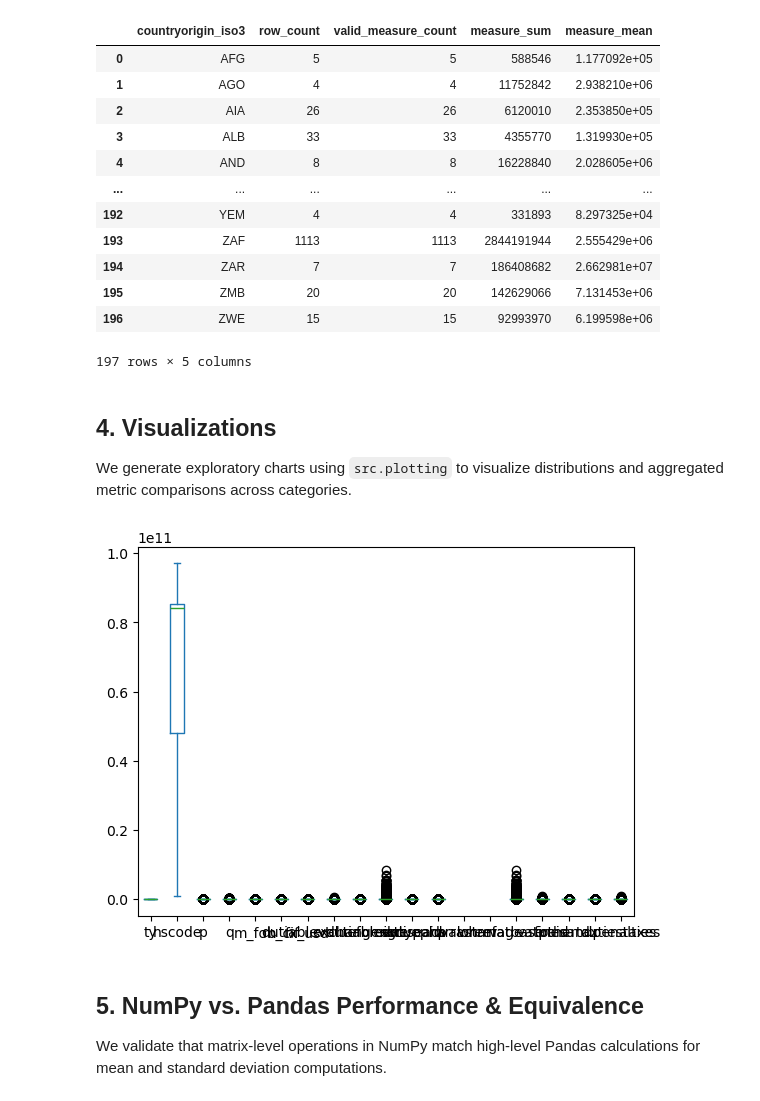
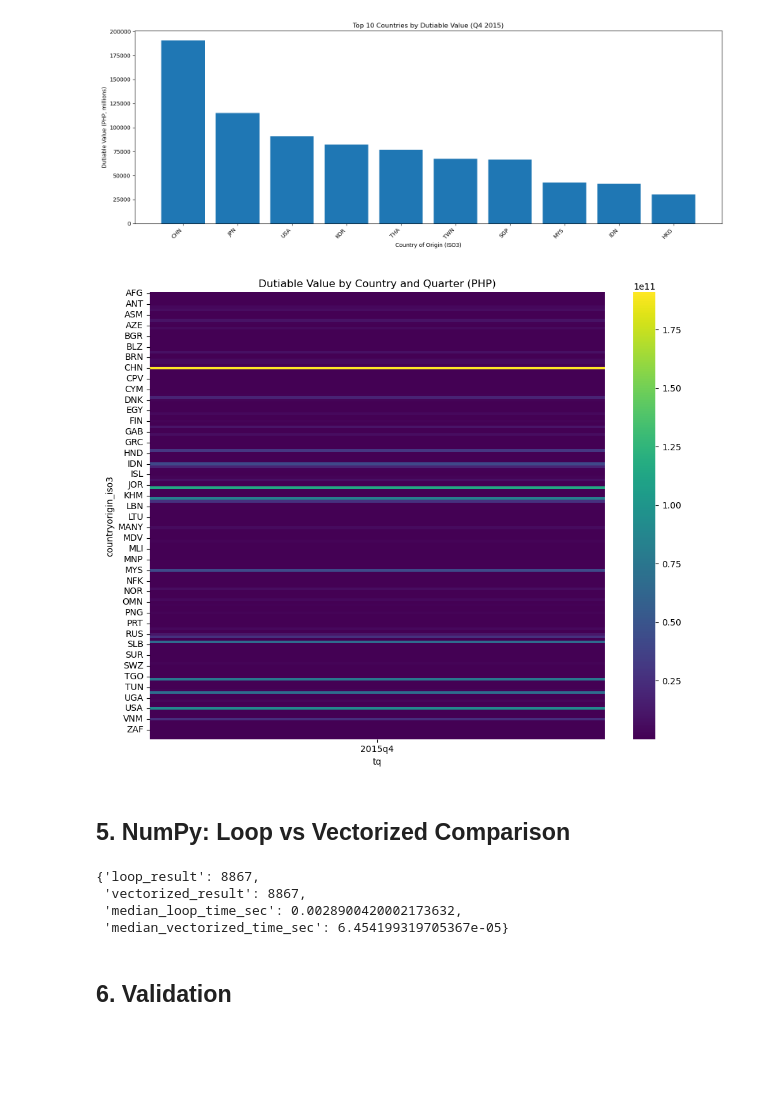
Before and after one commit to don-code-max/case2-2015, a Jupyter notebook: analysis.ipynb, the cells around one changed output. Drawn from its saved outputs; the diff is of its cells as text; code cells hidden in the pictures; blank space fills up the shorter version.

```diff
--- a/analysis.ipynb
+++ b/analysis.ipynb
@@ -74,39 +90,30 @@ Using `src.aggregation`, we compute key summary statistics, grouped metrics, and
 # %%
-if hasattr(aggregation, 'compute_aggregations'):
-    agg_summary = aggregation.compute_aggregations(df_clean)
-elif hasattr(aggregation, 'build_grouped'):
-    agg_summary = aggregation.build_grouped(df_clean)
-else:
-    agg_summary = df_clean.describe()
+from plotting import plot_bar, plot_heatmap
+import config
+from IPython.display import Image, display
 
-display(agg_summary)
+plot_bar(top10, config.OUTPUT_DIR / 'bar.png', config)
+plot_heatmap(pivot, config.OUTPUT_DIR / 'heatmap.png')
+
+display(Image(str(config.OUTPUT_DIR / 'bar.png')))
+display(Image(str(config.OUTPUT_DIR / 'heatmap.png')))
 # %% [output]
-|  | countryorigin_iso3 | row_count | valid_measure_count | measure_sum | measure_mean |
-| 0 | AFG | 5 | 5 | 588546 | 1.177092e+05 |
-| 1 | AGO | 4 | 4 | 11752842 | 2.938210e+06 |
-| 2 | AIA | 26 | 26 | 6120010 | 2.353850e+05 |
-| 3 | ALB | 33 | 33 | 4355770 | 1.319930e+05 |
-| 4 | AND | 8 | 8 | 16228840 | 2.028605e+06 |
-| ... | ... | ... | ... | ... | ... |
-| 192 | YEM | 4 | 4 | 331893 | 8.297325e+04 |
-| 193 | ZAF | 1113 | 1113 | 2844191944 | 2.555429e+06 |
-| 194 | ZAR | 7 | 7 | 186408682 | 2.662981e+07 |
-| 195 | ZMB | 20 | 20 | 142629066 | 7.131453e+06 |
-| 196 | ZWE | 15 | 15 | 92993970 | 6.199598e+06 |
-197 rows × 5 columns
+[figure, added]
+[figure, added]
 # %% [markdown]
-## 4. Visualizations
-We generate exploratory charts using `src.plotting` to visualize distributions and aggregated metric comparisons across categories.
+## 5. NumPy: Loop vs Vectorized Comparison
 # %%
-if hasattr(plotting, 'plot_results'):
-    plotting.plot_results(df_clean)
-elif hasattr(plotting, 'plot_aggregations'):
-    plotting.plot_aggregations(df_clean)
-else:
-    df_clean.plot(kind='box')
+from plotting import compare_loop_vs_vectorized
+
+result = compare_loop_vs_vectorized(
+    filtered[config.MEASURE_COLUMN].values, threshold=1_000_000
+)
+result
 # %% [output]
-[figure, removed]
+{'loop_result': 8867,
+ 'vectorized_result': 8867,
+ 'median_loop_time_sec': 0.0028900420002173632,
+ 'median_vectorized_time_sec': 6.454199319705367e-05}
 # %% [markdown]
-## 5. NumPy vs. Pandas Performance & Equivalence
-We validate that matrix-level operations in NumPy match high-level Pandas calculations for mean and standard deviation computations.
+## 6. Validation
 # %%
```
Also changed, not shown: parts of 10 cells of this notebook, 1 other file.
